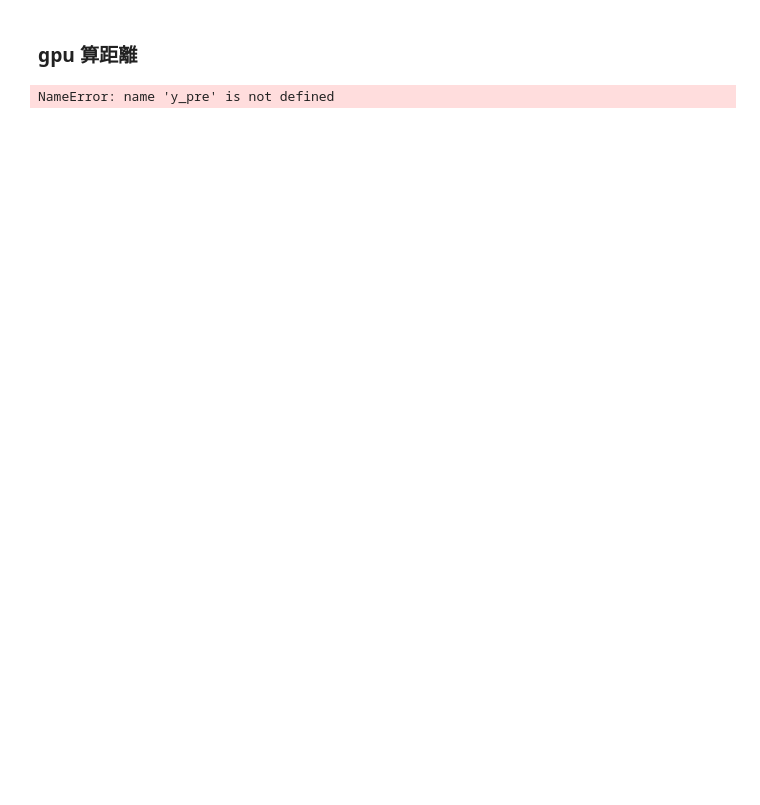
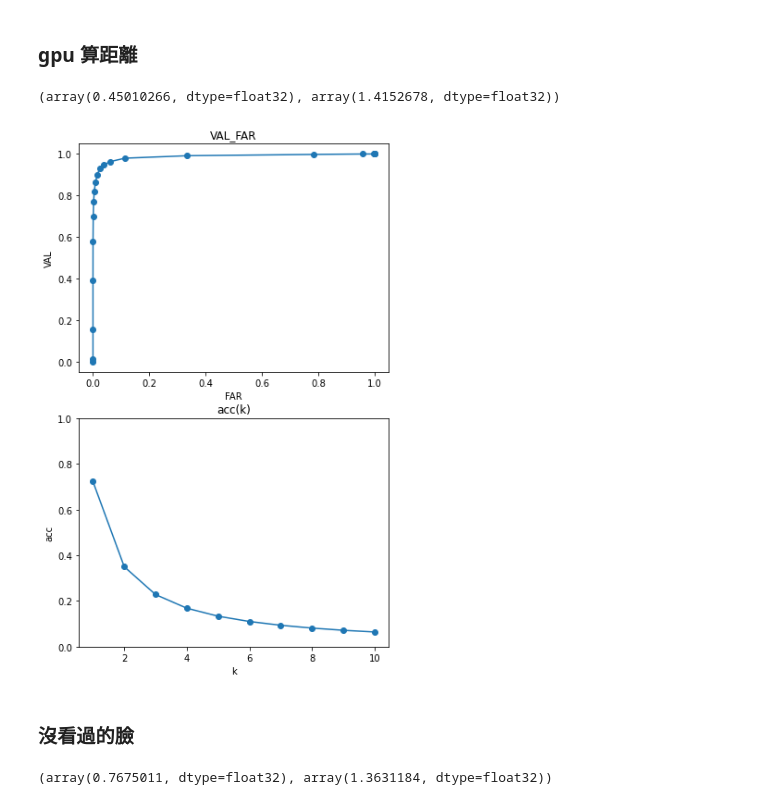
Before and after one commit to a07458666/simsiamfacenet, a Jupyter notebook: evaluationFeatureVertor.ipynb, the cells around one changed output. Cells and saved outputs as stored; diff of their text form; code cells hidden in the pictures; blank space fills up the shorter version.

Commit message:
define evaluatuin

```diff
--- a/evaluationFeatureVertor.ipynb
+++ b/evaluationFeatureVertor.ipynb
@@ -189,5 +222,5 @@ def validation(data_loader, model):
 size=dataset_val.__len__()
 print('val data size = ', size)
 
-y_pre, y = validation(val_loader, val_model)
+y_pre, y = validation(test_loader, val_model)
 # %% [output]
@@ -347,30 +421,57 @@ def calculateClusterACC_GPU(y_pre, target, k = 2):
 #calculateClusterACC_GPU(test_y_pre, test_y)
+# %%
+calculateClusterDistClose_GPU(y_pre, y)
+# %% [output]
+(array(0.45010266, dtype=float32), array(1.4152678, dtype=float32))
+# %%
+def cal(y_pre, y, kMax = 10):
+    valList = []
+    farList = []
+    accList = []
+    accK = []
+#     ds = [2, 1.5, 1, 0.5, 10**-1, 10**-2, 10**-3, 10**-4, 10**-5, 10**-6]
+    for i in tqdm(range(21)):
+        power = i - 1
+        val, far = calculateClusterVAL_FAR_GPU(y_pre, y, i / 10, i / 10)
+        valList.append(val)
+        farList.append(far)
+    for k in tqdm(range(1, kMax + 1)):
+        acc = calculateClusterACC_GPU(y_pre, y, k)
+        accList.append(acc)
+        accK.append(k)
+    return valList, farList, accList, accK
+valList, farList, accList, accK = cal(y_pre, y, 10)
 # %%
-valList = []
-farList = []
-accList = []
-for i in tqdm(range(21)):
-    val, far = calculateClusterVAL_FAR_GPU(y_pre, y, i / 10, i / 10)
-    acc = calculateClusterACC_GPU(y_pre, y, i + 5)
-    valList.append(val)
-    farList.append(far)
-    accList.append(acc)
+def showVAL_FAR_ACC(valList, farList, accList, accK):
+    fig, axs = plt.subplots(2, 1, figsize=(6, 10))
+    plt.title('VAL_FAR')
 
-fig, axs = plt.subplots(1, 2, figsize=(20, 18))
-plt.title('VAL_FAR')
-axs[0,0].title.set_text('VAL_FAR')
-axs[0,1].title.set_text('acc(k)')
+    axs[1].set_ylim([0,1])
 
-ax[0,0].set_xlabel('FAR')
-ax[0,0].set_ylabel('VAL')
+    axs[0].title.set_text('VAL_FAR')
+    axs[1].title.set_text('acc(k)')
 
-ax[0,1].set_xlabel('k')
-ax[0,1].set_ylabel('acc')
+    axs[0].set_xlabel('FAR')
+    axs[0].set_ylabel('VAL')
 
-# plt.legend(['model'], loc='center right')
-axs[0,0].scatter(farList, valList)
-axs[0,0].plot(farList, valList)
-axs[0,1].scatter(accList)
-plt.show()
+    axs[1].set_xlabel('k')
+    axs[1].set_ylabel('acc')
+
+    # plt.legend(['model'], loc='center right')
+    axs[0].scatter(farList, valList)
+    axs[0].plot(farList, valList)
+    axs[1].scatter(accK, accList)
+    axs[1].plot(accK, accList)
+
+    plt.savefig('ROC_ACC.png')
+    plt.show()
+showVAL_FAR_ACC(valList, farList, accList, accK)
 # %% [output]
-NameError: name 'y_pre' is not defined
+[figure, added]
+# %% [markdown]
+### 沒看過的臉
+# %%
+y_pre_never, y_never = validation(never_loader, val_model)
+calculateClusterDistClose_GPU(y_pre_never, y_never)
+# %% [output]
+(array(0.7675011, dtype=float32), array(1.3631184, dtype=float32))
```
Also changed, not shown: parts of 18 cells of this notebook.
